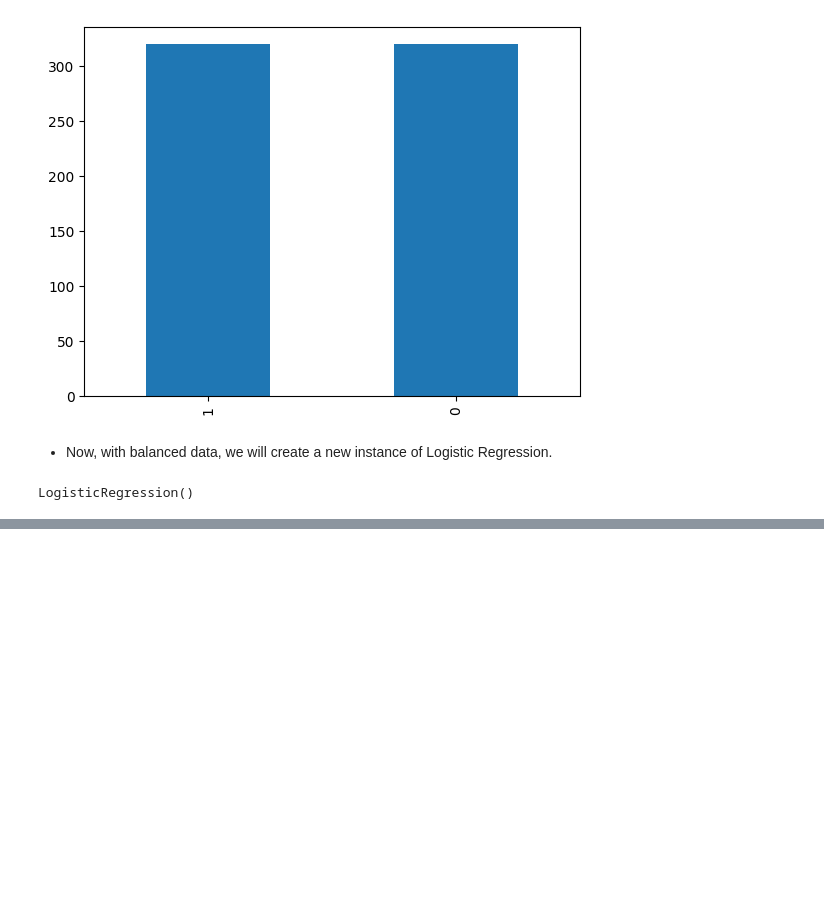
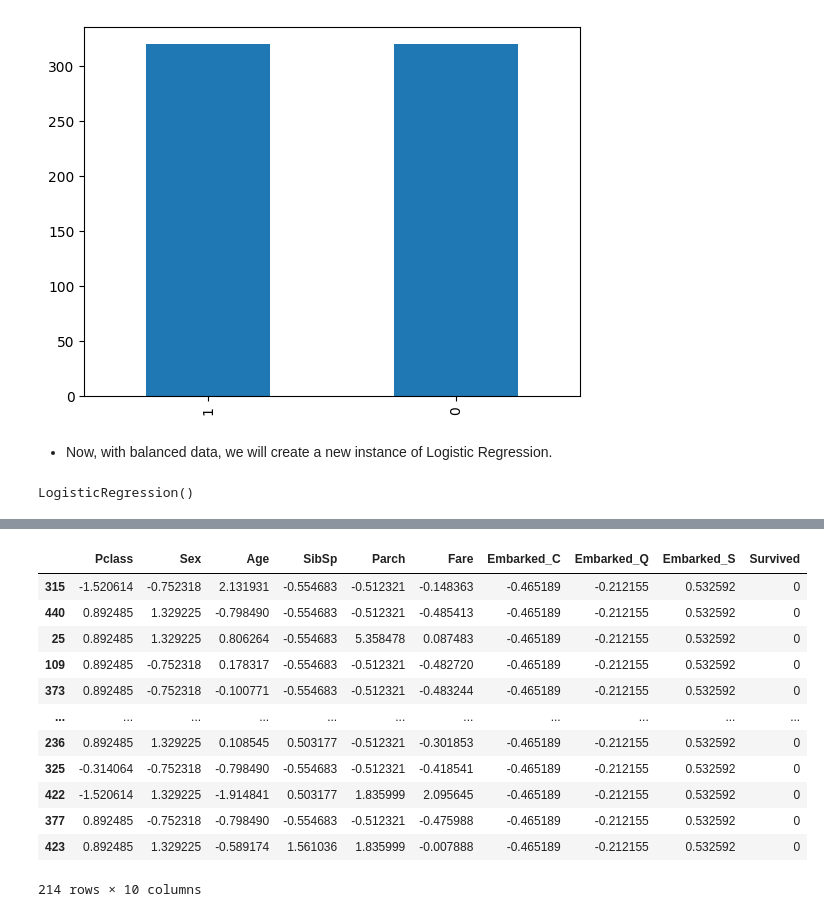
Before and after one commit to data-bootcamp-v4/lessons, a Jupyter notebook: 7_ml/7.5_imbalanced.ipynb, the cells around one changed output, grey strips where cells are left out. Saved outputs shown, nothing was run; the diff lists cells and outputs as text; code cells hidden in the pictures; blank space fills up the shorter version.

```diff
--- a/7_ml/7.5_imbalanced.ipynb
+++ b/7_ml/7.5_imbalanced.ipynb
@@ -183,0 +204,20 @@ weighted avg       0.75      0.75      0.75       178
+# %%
+no_diabetes_undersampled = resample(no_survived,
+                                    replace=False,
+                                    n_samples = len(survived),
+                                    random_state=0)
+no_diabetes_undersampled
+# %% [output]
+|  | Pclass | Sex | Age | SibSp | Parch | Fare | Embarked_C | Embarked_Q | Embarked_S | Survived |
+| 315 | -1.520614 | -0.752318 | 2.131931 | -0.554683 | -0.512321 | -0.148363 | -0.465189 | -0.212155 | 0.532592 | 0 |
+| 440 | 0.892485 | 1.329225 | -0.798490 | -0.554683 | -0.512321 | -0.485413 | -0.465189 | -0.212155 | 0.532592 | 0 |
+| 25 | 0.892485 | 1.329225 | 0.806264 | -0.554683 | 5.358478 | 0.087483 | -0.465189 | -0.212155 | 0.532592 | 0 |
+| 109 | 0.892485 | -0.752318 | 0.178317 | -0.554683 | -0.512321 | -0.482720 | -0.465189 | -0.212155 | 0.532592 | 0 |
+| 373 | 0.892485 | -0.752318 | -0.100771 | -0.554683 | -0.512321 | -0.483244 | -0.465189 | -0.212155 | 0.532592 | 0 |
+| ... | ... | ... | ... | ... | ... | ... | ... | ... | ... | ... |
+| 236 | 0.892485 | 1.329225 | 0.108545 | 0.503177 | -0.512321 | -0.301853 | -0.465189 | -0.212155 | 0.532592 | 0 |
+| 325 | -0.314064 | -0.752318 | -0.798490 | -0.554683 | -0.512321 | -0.418541 | -0.465189 | -0.212155 | 0.532592 | 0 |
+| 422 | -1.520614 | 1.329225 | -1.914841 | 0.503177 | 1.835999 | 2.095645 | -0.465189 | -0.212155 | 0.532592 | 0 |
+| 377 | 0.892485 | -0.752318 | -0.798490 | -0.554683 | -0.512321 | -0.475988 | -0.465189 | -0.212155 | 0.532592 | 0 |
+| 423 | 0.892485 | 1.329225 | -0.589174 | 1.561036 | 1.835999 | -0.007888 | -0.465189 | -0.212155 | 0.532592 | 0 |
+214 rows × 10 columns
```
Also changed, not shown: parts of 28 cells of this notebook.
